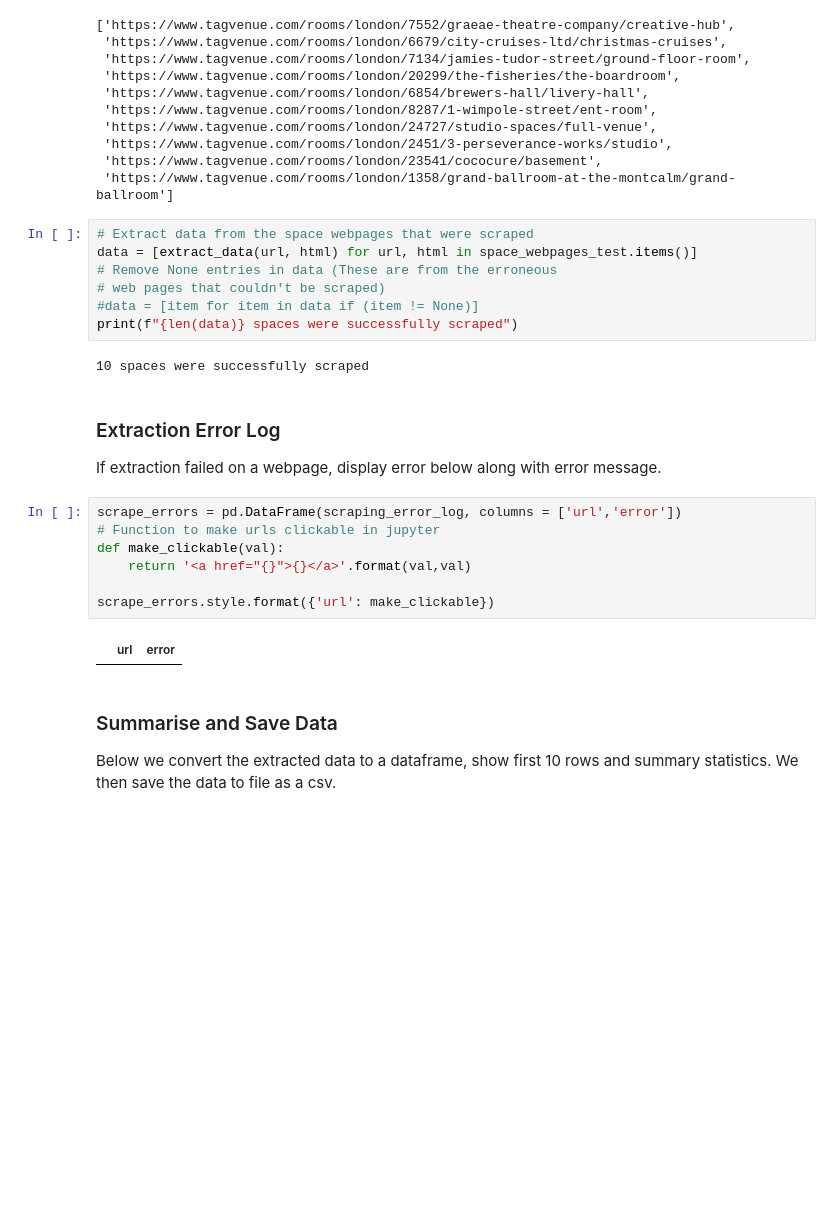
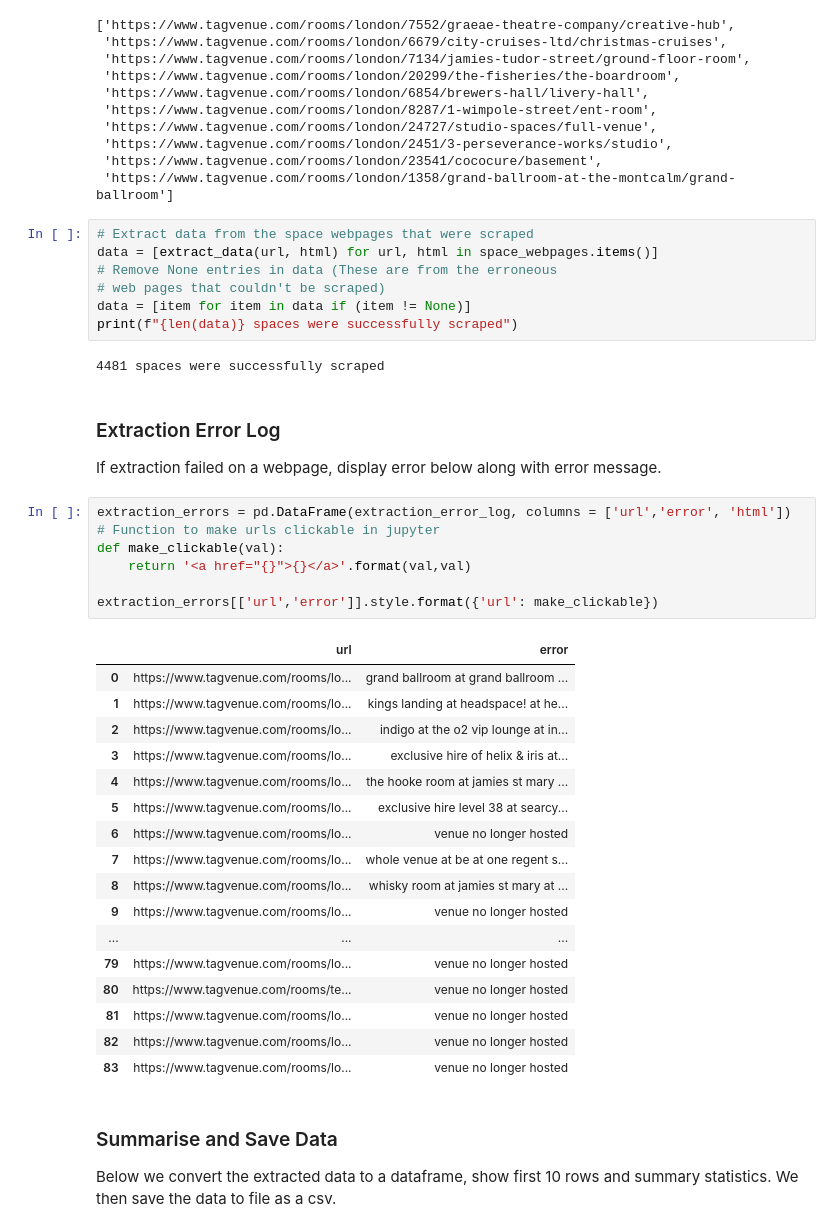
Before and after one commit to rhart-rup/London-Venue-Hire-Price-Prediction, a Jupyter notebook: Tag_Venue_Scrape.ipynb, the cells around one changed output. Saved outputs shown, nothing was run; the diff lists cells and outputs as text; blank space fills up the shorter version.

```diff
--- a/Tag_Venue_Scrape.ipynb
+++ b/Tag_Venue_Scrape.ipynb
@@ -635,25 +640,41 @@ space_urls_cleaned[0:10]
  'https://www.tagvenue.com/rooms/london/1358/grand-ballroom-at-the-montcalm/grand-ballroom']
 # %%
 # Extract data from the space webpages that were scraped
-data = [extract_data(url, html) for url, html in space_webpages_test.items()]
+data = [extract_data(url, html) for url, html in space_webpages.items()]
 # Remove None entries in data (These are from the erroneous
 # web pages that couldn't be scraped)
-#data = [item for item in data if (item != None)]
+data = [item for item in data if (item != None)]
 print(f"{len(data)} spaces were successfully scraped")
 # %% [output]
-10 spaces were successfully scraped
+4481 spaces were successfully scraped
 # %% [markdown]
 ### Extraction Error Log
 If extraction failed on a webpage, display error below along with error message.
 # %%
-scrape_errors = pd.DataFrame(scraping_error_log, columns = ['url','error'])
+extraction_errors = pd.DataFrame(extraction_error_log, columns = ['url','error', 'html'])
 # Function to make urls clickable in jupyter
 def make_clickable(val):
     return '<a href="{}">{}</a>'.format(val,val)
 
-scrape_errors.style.format({'url': make_clickable})
+extraction_errors[['url','error']].style.format({'url': make_clickable})
 # %% [output]
 |  | url | error |
+| 0 | https://www.tagvenue.com/rooms/lo... | grand ballroom at grand ballroom ... |
+| 1 | https://www.tagvenue.com/rooms/lo... | kings landing at headspace! at he... |
+| 2 | https://www.tagvenue.com/rooms/lo... | indigo at the o2 vip lounge at in... |
+| 3 | https://www.tagvenue.com/rooms/lo... | exclusive hire of helix & iris at... |
+| 4 | https://www.tagvenue.com/rooms/lo... | the hooke room at jamies st mary ... |
+| 5 | https://www.tagvenue.com/rooms/lo... | exclusive hire level 38 at searcy... |
+| 6 | https://www.tagvenue.com/rooms/lo... | venue no longer hosted |
+| 7 | https://www.tagvenue.com/rooms/lo... | whole venue at be at one regent s... |
+| 8 | https://www.tagvenue.com/rooms/lo... | whisky room at jamies st mary at ... |
+| 9 | https://www.tagvenue.com/rooms/lo... | venue no longer hosted |
+| ... | ... | ... |
+| 79 | https://www.tagvenue.com/rooms/lo... | venue no longer hosted |
+| 80 | https://www.tagvenue.com/rooms/te... | venue no longer hosted |
+| 81 | https://www.tagvenue.com/rooms/lo... | venue no longer hosted |
+| 82 | https://www.tagvenue.com/rooms/lo... | venue no longer hosted |
+| 83 | https://www.tagvenue.com/rooms/lo... | venue no longer hosted |
 # %% [markdown]
 ### Summarise and Save Data
 Below we convert the extracted data to a dataframe, show first 10 rows and summary statistics. We then save the data to file as a csv.
```
Also changed, not shown: parts of 12 cells of this notebook.
